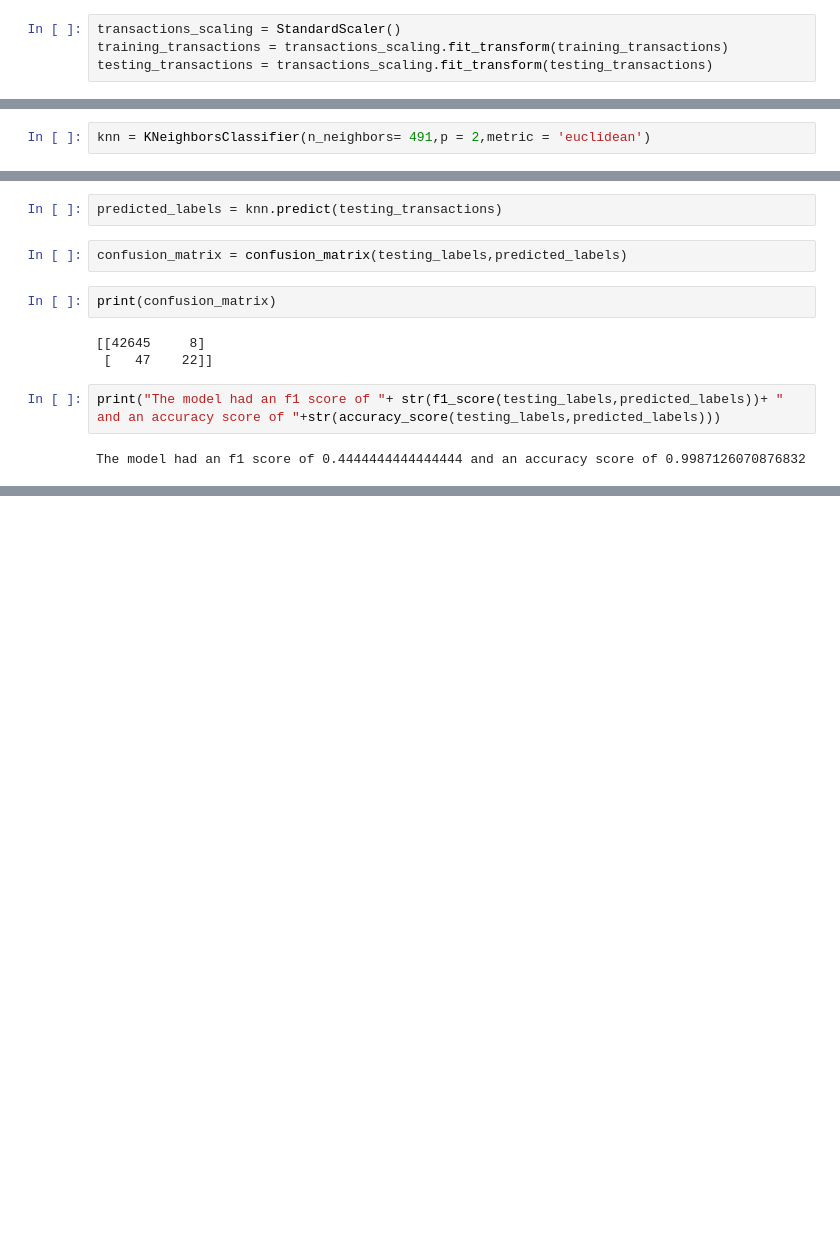
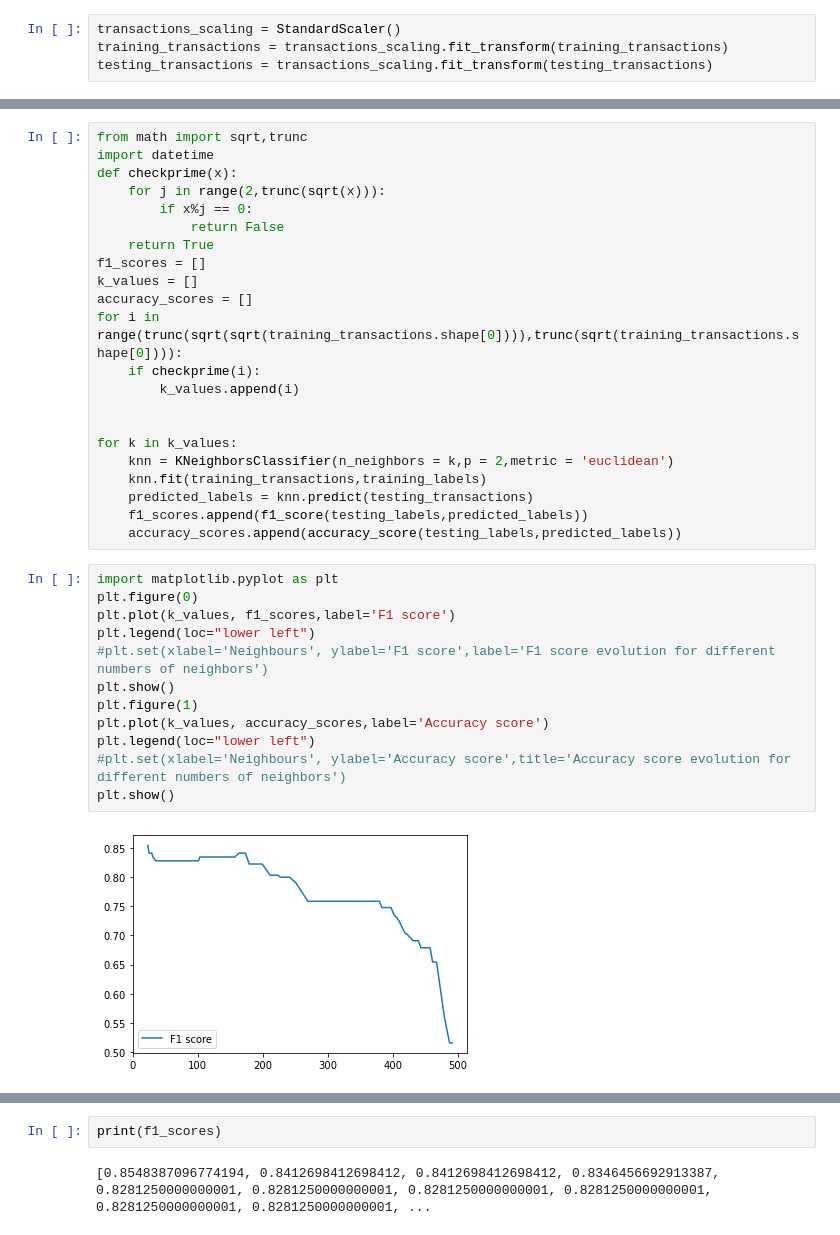
Before and after one commit to NegruBogdan/CardTransactionFraudDetector, a Jupyter notebook: Credit_Card_Fraud_Detection_Project.ipynb, the cells around one changed output, grey strips where cells are left out. Saved outputs shown, nothing was run; the diff lists cells and outputs as text; blank space fills up the shorter version.

```diff
--- a/Credit_Card_Fraud_Detection_Project.ipynb
+++ b/Credit_Card_Fraud_Detection_Project.ipynb
@@ -97,2 +164,0 @@ print(trunc(sqrt(training_transactions.shape[0]))-1)
-# %%
-knn = KNeighborsClassifier(n_neighbors= 491,p = 2,metric = 'euclidean')
@@ -103,13 +165,36 @@ KNeighborsClassifier(metric='euclidean', n_neighbors=491)
-# %%
-predicted_labels = knn.predict(testing_transactions)
-# %%
-confusion_matrix = confusion_matrix(testing_labels,predicted_labels)
-# %%
-print(confusion_matrix)
-# %% [output]
-[[42645     8]
- [   47    22]]
-# %%
-print("The model had an f1 score of "+ str(f1_score(testing_labels,predicted_labels))+ " and an accuracy score of "+str(accuracy_score(testing_labels,predicted_labels)))
-# %% [output]
-The model had an f1 score of 0.4444444444444444 and an accuracy score of 0.9987126070876832
+# %%
+from math import sqrt,trunc
+import datetime
+def checkprime(x):
+    for j in range(2,trunc(sqrt(x))):
+        if x%j == 0:
+            return False
+    return True
+f1_scores = []
+k_values = []
+accuracy_scores = []
+for i in range(trunc(sqrt(sqrt(training_transactions.shape[0]))),trunc(sqrt(training_transactions.shape[0]))):
+    if checkprime(i):
+        k_values.append(i)
+
+
+for k in k_values:
+    knn = KNeighborsClassifier(n_neighbors = k,p = 2,metric = 'euclidean')
+    knn.fit(training_transactions,training_labels)
+    predicted_labels = knn.predict(testing_transactions)
+    f1_scores.append(f1_score(testing_labels,predicted_labels))
+    accuracy_scores.append(accuracy_score(testing_labels,predicted_labels))
+# %%
+import matplotlib.pyplot as plt
+plt.figure(0)
+plt.plot(k_values, f1_scores,label='F1 score')
+plt.legend(loc="lower left")
+#plt.set(xlabel='Neighbours', ylabel='F1 score',label='F1 score evolution for different numbers of neighbors')
+plt.show()
+plt.figure(1)
+plt.plot(k_values, accuracy_scores,label='Accuracy score')
+plt.legend(loc="lower left")
+#plt.set(xlabel='Neighbours', ylabel='Accuracy score',title='Accuracy score evolution for different numbers of neighbors')
+plt.show()
+# %% [output]
+[figure, added]
@@ -115,0 +202,4 @@ The model had an f1 score of 0.4444444444444444 and an accuracy score of 0.99871
+# %%
+print(f1_scores)
+# %% [output]
+[0.8548387096774194, 0.8412698412698412, 0.8412698412698412, 0.8346456692913387, 0.8281250000000001, 0.8281250000000001, 0.8281250000000001, 0.8281250000000001, 0.8281250000000001, 0.8281250000000001, ...
```
Also changed, not shown: parts of 13 cells of this notebook.
